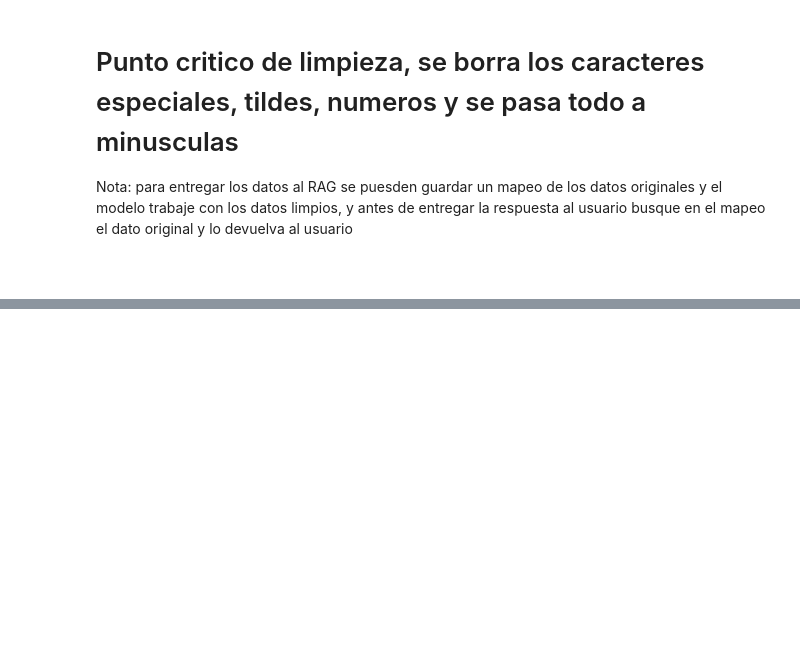
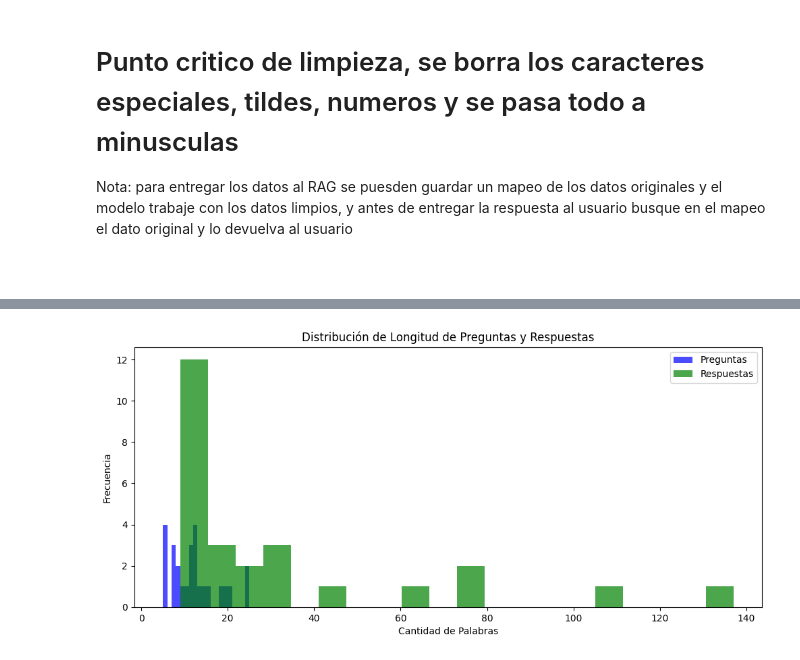
Before and after one commit to Isaac-opz/SaberPro-AI-Assistant, a Jupyter notebook: EDA/EDA.ipynb, the cells around one changed output, grey strips where cells are left out. Saved outputs shown, nothing was run; the diff lists cells and outputs as text; code cells hidden in the pictures; blank space fills up the shorter version.

```diff
--- a/EDA/EDA.ipynb
+++ b/EDA/EDA.ipynb
@@ -206,0 +232,16 @@ LookupError:
+# %%
+# Contar la cantidad de palabras en preguntas y respuestas
+df_preguntas["Longitud_Pregunta"] = df_preguntas["Pregunta"].apply(lambda x: len(x.split()))
+df_respuestas["Longitud_Respuesta"] = df_respuestas["Respuesta"].apply(lambda x: len(x.split()))
+
+# Visualizar la distribución de longitudes
+plt.figure(figsize=(12, 5))
+plt.hist(df_preguntas["Longitud_Pregunta"], bins=20, alpha=0.7, label="Preguntas", color="blue")
+plt.hist(df_respuestas["Longitud_Respuesta"], bins=20, alpha=0.7, label="Respuestas", color="green")
+plt.xlabel("Cantidad de Palabras")
+plt.ylabel("Frecuencia")
+plt.title("Distribución de Longitud de Preguntas y Respuestas")
+plt.legend()
+plt.show()
+# %% [output]
+[figure, added]
```
Also changed, not shown: parts of 5 cells of this notebook, 3 other files.
